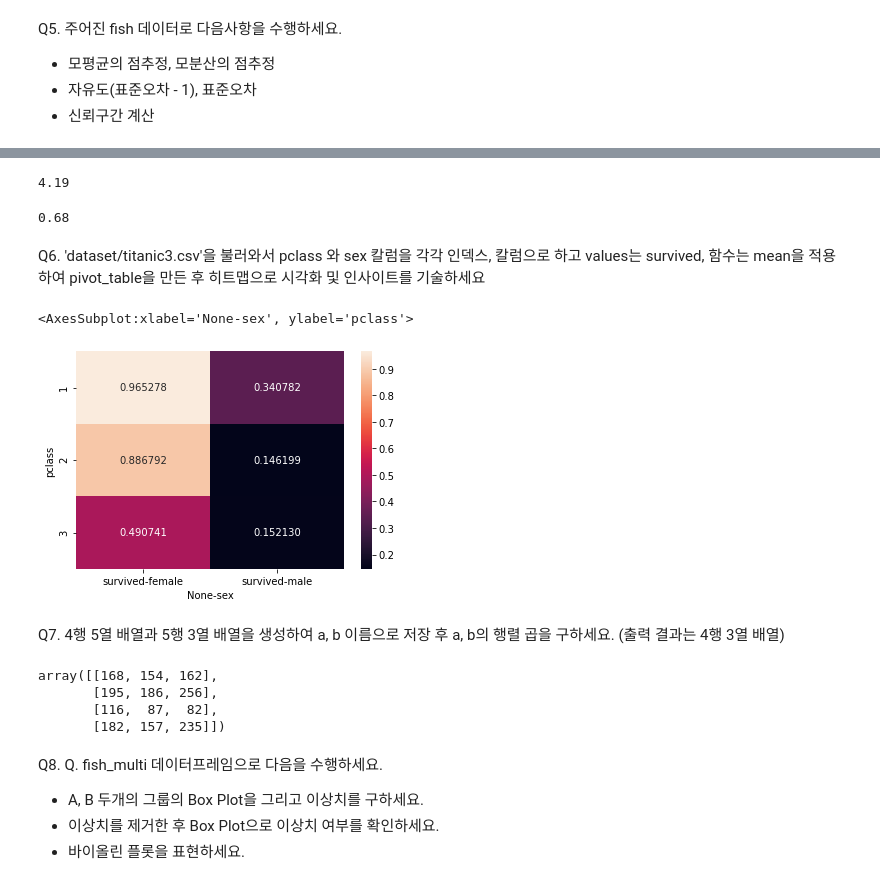
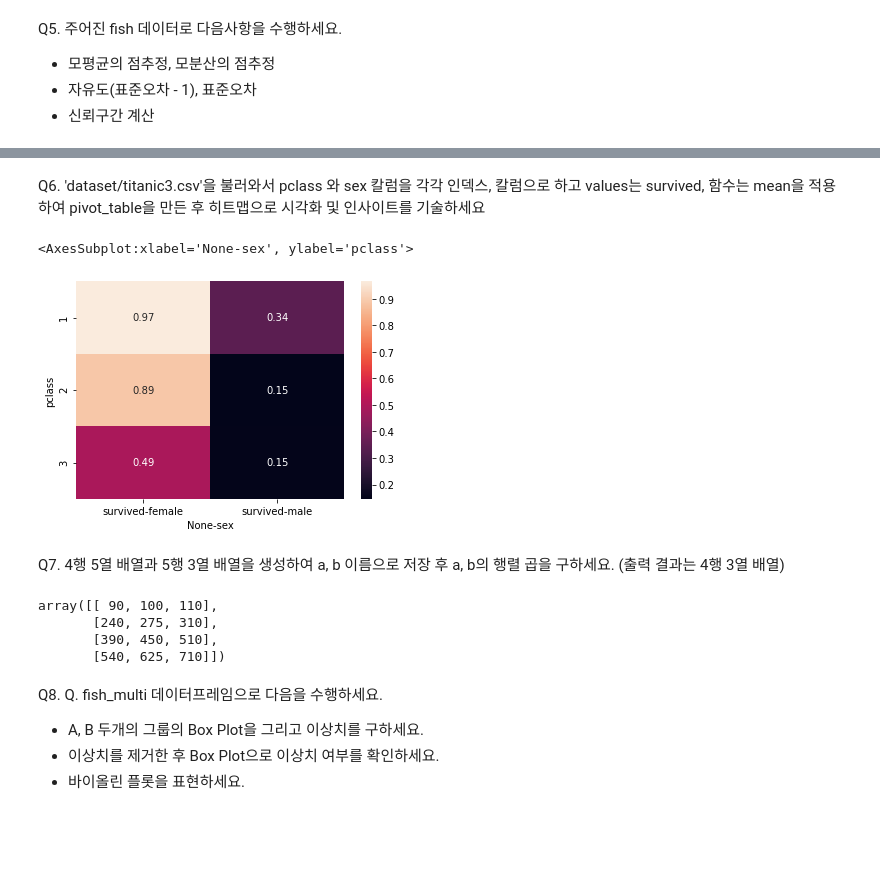
Before and after one commit to InChil2/Mac, a Jupyter notebook: stat/선형대수학및통계학_문제_신인철.ipynb, the cells around one changed output, grey strips where cells are left out. Drawn from its saved outputs; the diff is of its cells as text; code cells hidden in the pictures; blank space fills up the shorter version.

```diff
--- a/stat/선형대수학및통계학_문제_신인철.ipynb
+++ b/stat/선형대수학및통계학_문제_신인철.ipynb
@@ -120,40 +114,27 @@ Name: length, dtype: float64
-# %%
-# 모평균의 점추정
-mu = np.mean(fish)
-round(mu,2)
-# %% [output]
-4.19
-# %%
-# 모분산의 점추정
-mu = np.var(fish,ddof=1)
-round(mu,2)
-# %% [output]
-0.68
 # %% [markdown]
 Q6. 'dataset/titanic3.csv'을 불러와서 pclass 와 sex 칼럼을 각각 인덱스, 칼럼으로 하고 values는 survived, 함수는 mean을 적용하여 pivot_table을 만든 후 히트맵으로 시각화 및 인사이트를 기술하세요
 # %%
+import pandas as pd
 import seaborn as sns
-titanic = pd.read_csv('dataset/titanic3.csv')
-titanic.head(2)
-data = titanic.pivot_table(index=['pclass'],columns=['sex'],values=['survived'],aggfunc='mean')
-sns.heatmap(data,annot=True,fmt='f')
-# 클래스와 상관없이 여자가 남자보다 생존률이 높다
-# 여성이어도 클래스가 올라갈수록 더 생존률이 높아진다
-# 퍼스트 클래스 남성이어도 써드 클래스 여성보다 생존률이 낮다 그러므로 클래스와 상관없이 여성이 남성보다 생존률이 높다
+
+df = pd.read_csv('dataset/titanic3.csv')
+dp = df.pivot_table(index=['pclass'],columns=['sex'],values=['survived'],aggfunc='mean')
+sns.heatmap(dp,annot=True)
 # %% [output]
 <AxesSubplot:xlabel='None-sex', ylabel='pclass'>
-[figure, old version]
+[figure, new version]
 # %% [markdown]
 Q7. 4행 5열 배열과 5행 3열 배열을 생성하여 a, b 이름으로 저장 후 a, b의 행렬 곱을 구하세요. (출력 결과는 4행 3열 배열)
 # %%
-a = np.random.randint(1,11,size=(4,5))
-b = np.random.randint(1,11,size=(5,3))
+a = np.arange(20).reshape(4,5)
+b = np.arange(15).reshape(5,3)
+
 np.dot(a,b)
 # %% [output]
-array([[168, 154, 162],
-       [195, 186, 256],
-       [116,  87,  82],
-       [182, 157, 235]])
+array([[ 90, 100, 110],
+       [240, 275, 310],
+       [390, 450, 510],
+       [540, 625, 710]])
 # %% [markdown]
 Q8. Q. fish_multi 데이터프레임으로 다음을 수행하세요.
 - A, B 두개의 그룹의 Box Plot을 그리고 이상치를 구하세요.
```
Also changed, not shown: parts of 22 cells of this notebook, 7 other files.
